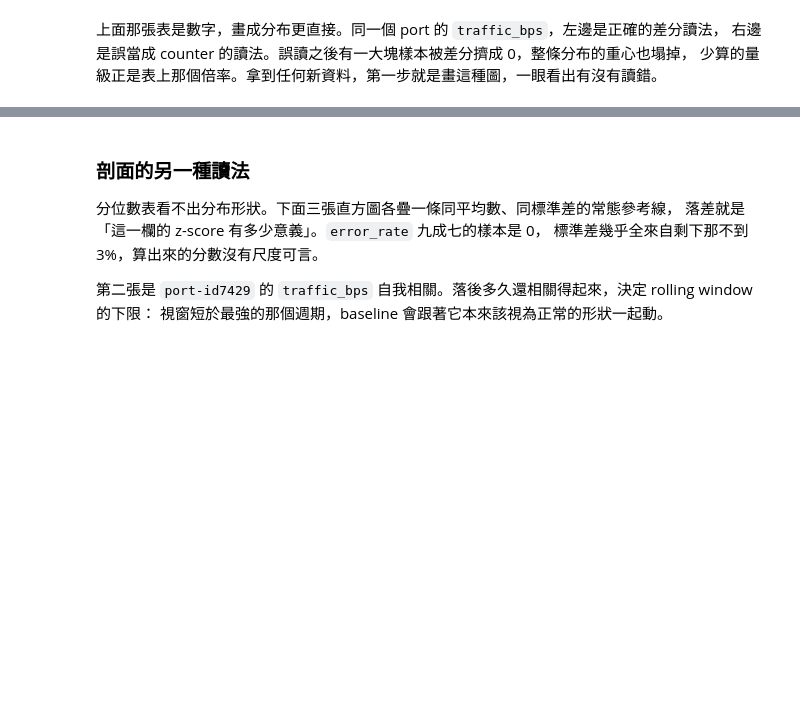
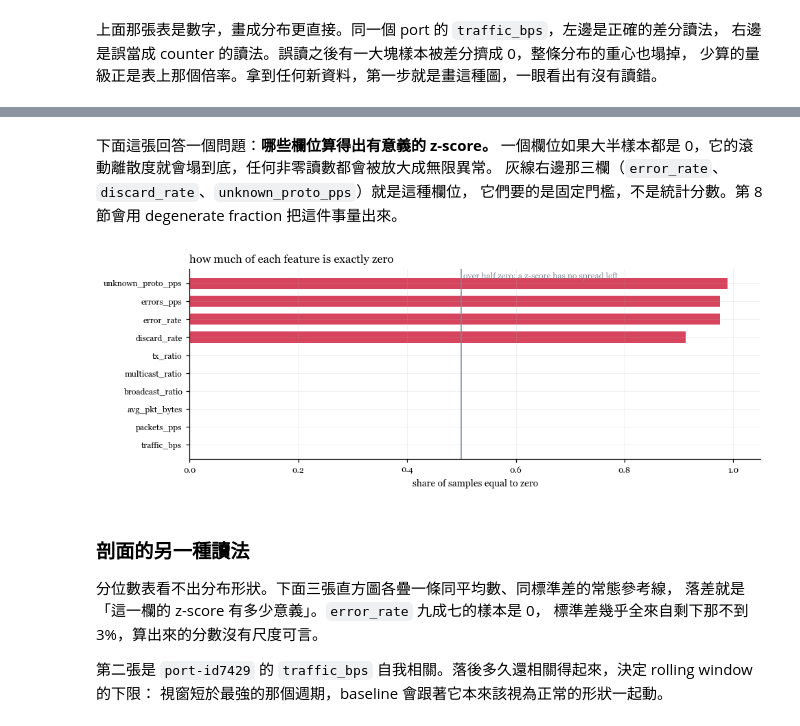
Before and after one commit to kevin880987/aiops-anomaly-zero-to-hero, a Jupyter notebook: labs/workshop/01_network_traffic_feature_engineering.ipynb, the cells around one changed output, grey strips where cells are left out. Cells and saved outputs as stored; diff of their text form; code cells hidden in the pictures; blank space fills up the shorter version.

```diff
--- a/labs/workshop/01_network_traffic_feature_engineering.ipynb
+++ b/labs/workshop/01_network_traffic_feature_engineering.ipynb
@@ -532,3 +499,26 @@ frame shape     43,200 rows x 34 columns
+# %% [markdown]
+下面這張回答一個問題：**哪些欄位算得出有意義的 z-score。**
+一個欄位如果大半樣本都是 0，它的滾動離散度就會塌到底，任何非零讀數都會被放大成無限異常。
+灰線右邊那三欄（`error_rate`、`discard_rate`、`unknown_proto_pps`）就是這種欄位，
+它們要的是固定門檻，不是統計分數。第 8 節會用 degenerate fraction 把這件事量出來。
+# %%
+order = zero_frac.sort_values()
+colors = [PALETTE["alert"] if v > 0.5 else PALETTE["signal"] for v in order]
+
+fig, ax = plt.subplots(figsize=(9, 3.4))
+ax.barh(range(len(order)), order.to_numpy(), color=colors, height=0.62)
+ax.axvline(0.5, color=PALETTE["truth"], lw=1.0)
+ax.text(0.5, len(order) - 0.4, " over half zero: a z-score has no spread left", fontsize=8,
+        color=PALETTE["truth"], va="top")
+ax.set_yticks(range(len(order)))
+ax.set_yticklabels(order.index, fontsize=8)
+ax.set_xlim(0, 1.05)
+ax.set_xlabel("share of samples equal to zero")
+ax.set_title("how much of each feature is exactly zero")
+fig.tight_layout()
+plt.show()
+# %% [output]
+[figure, added]
 # %% [markdown]
 ### 剖面的另一種讀法
 
```
Also changed, not shown: parts of 17 cells of this notebook, 3 other files.
